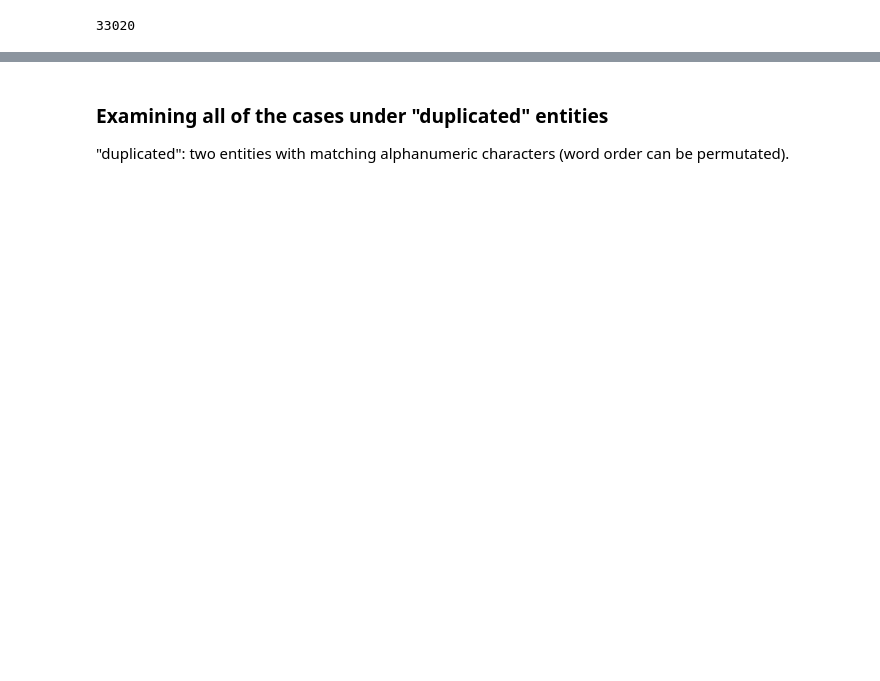
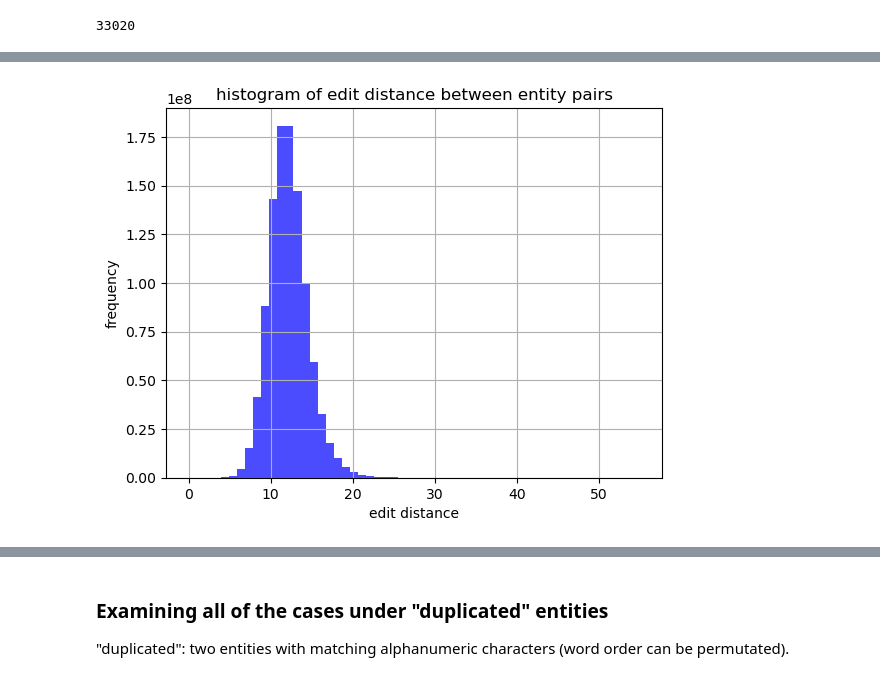
Before and after one commit to ngthomas/ca_entity_cleanup, a Jupyter notebook: 03_characteristic_of_similar_entities.ipynb, the cells around one changed output, grey strips where cells are left out. Cells and saved outputs as stored; diff of their text form; code cells hidden in the pictures; blank space fills up the shorter version.

```diff
--- a/03_characteristic_of_similar_entities.ipynb
+++ b/03_characteristic_of_similar_entities.ipynb
@@ -23,3 +25,8 @@ len(entities_names)
 33020
 # %%
 all_edit_dist = np.load("edit_distance_result.npy")
+# %%
+unique_values, value_counts = np.unique(all_edit_dist, return_counts=True)
+
+print("Unique Values:", unique_values)
+print("Value Counts:", value_counts)
@@ -26,3 +45,16 @@ all_edit_dist = np.load("edit_distance_result.npy")
+# %%
+import matplotlib.pyplot as plt
+
+# Assuming you have unique_values and value_counts from your previous code
+
+plt.hist(unique_values, bins=len(unique_values), weights=value_counts, color='blue', alpha=0.7)
+plt.xlabel('edit distance')
+plt.ylabel('frequency')
+plt.title('histogram of edit distance between entity pairs')
+plt.grid(True)
+plt.show()
+# %% [output]
+[figure, added]
 # %%
 ct = 0
 cases = Counter()
```
Also changed, not shown: parts of 11 cells of this notebook, 2 other files.
